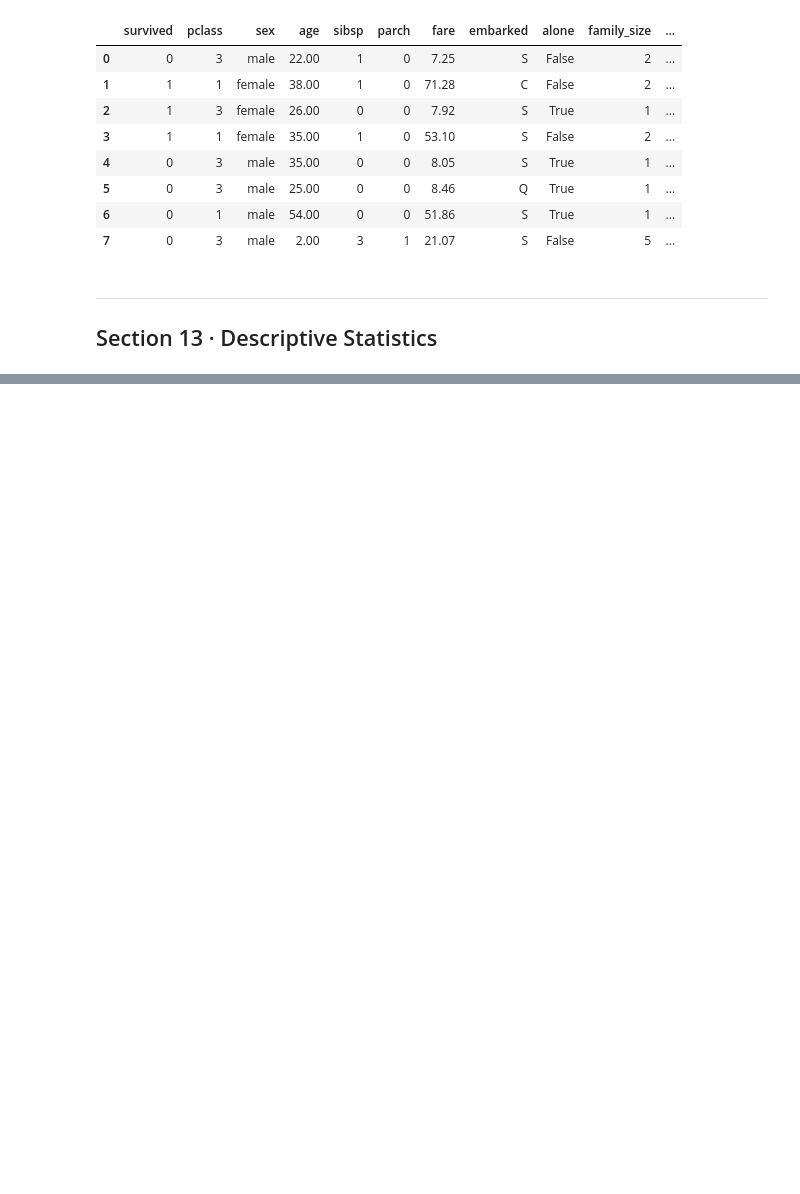
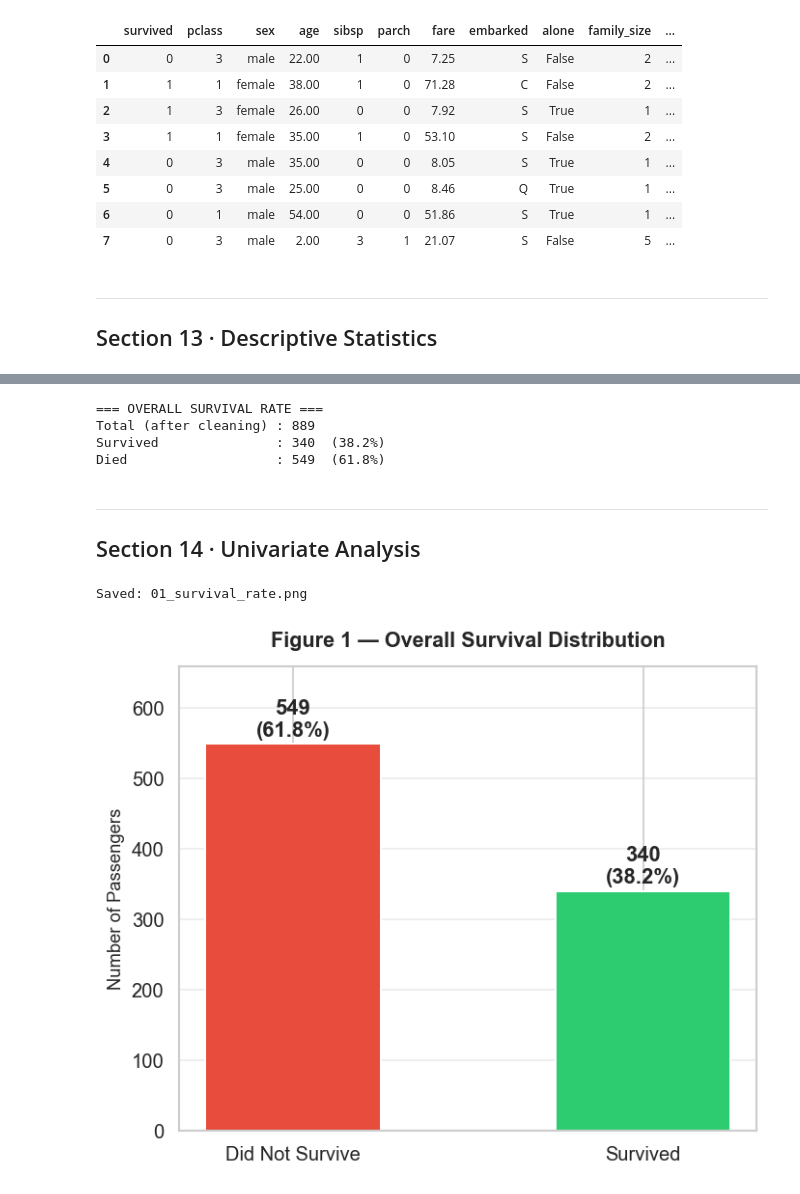
Before and after one commit to Nadhashree03/CodeAlpha_Task2_EDA, a Jupyter notebook: notebook/titanic_eda.ipynb, the cells around one changed output, grey strips where cells are left out. Cells and saved outputs as stored; diff of their text form; code cells hidden in the pictures; blank space fills up the shorter version.

Commit message:
Final audit and completion of CodeAlpha Task 2 EDA

```diff
--- a/notebook/titanic_eda.ipynb
+++ b/notebook/titanic_eda.ipynb
@@ -812,17 +601,0 @@ Saved: 02_passenger_class.png
-# %%
-# ---- Figure 3: Gender Distribution ----
-fig, ax = plt.subplots(figsize=(6, 5))
-sex_counts = df_clean['sex'].value_counts()
-ax.bar(sex_counts.index.str.capitalize(), sex_counts.values,
-       color=['#3498db', '#e91e8c'], edgecolor='white', linewidth=1.2, width=0.4)
-for i, (idx, val) in enumerate(sex_counts.items()):
-    ax.text(i, val + 3, f'{val}\n({val/len(df_clean)*100:.1f}%)',
-            ha='center', va='bottom', fontweight='bold')
-ax.set_title('Figure 3 — Gender Distribution', fontweight='bold', pad=12)
-ax.set_ylabel('Number of Passengers')
-ax.set_ylim(0, sex_counts.max() * 1.2)
-ax.grid(axis='y', alpha=0.4)
-plt.tight_layout()
-plt.savefig(os.path.join(VIZ_DIR, '03_gender_distribution.png'))
-plt.show()
-print('Saved: 03_gender_distribution.png')
@@ -1619,0 +643,40 @@ This analysis demonstrates how structured EDA, combining data cleaning, visualiz
+# %%
+survived_n = int(df_clean['survived'].sum())
+total_n = len(df_clean)
+died_n = total_n - survived_n
+surv_rate = survived_n / total_n * 100
+print('=== OVERALL SURVIVAL RATE ===')
+print(f'Total (after cleaning) : {total_n}')
+print(f'Survived               : {survived_n}  ({surv_rate:.1f}%)')
+print(f'Died                   : {died_n}  ({100 - surv_rate:.1f}%)')
+# %% [output]
+=== OVERALL SURVIVAL RATE ===
+Total (after cleaning) : 889
+Survived               : 340  (38.2%)
+Died                   : 549  (61.8%)
+# %% [markdown]
+---
+
+## Section 14 · Univariate Analysis
+# %%
+# Figure 1: Overall Survival
+fig, ax = plt.subplots(figsize=(6, 5))
+counts = df_clean['survived'].value_counts().sort_index()
+bars = ax.bar(['Did Not Survive', 'Survived'], counts.values,
+               color=['#e74c3c', '#2ecc71'], edgecolor='white', linewidth=1.2, width=0.5)
+for bar, val in zip(bars, counts.values):
+    pct = val / len(df_clean) * 100
+    ax.text(bar.get_x() + bar.get_width()/2, bar.get_height() + 5,
+            str(val) + '\n(' + f'{pct:.1f}' + '%)',
+            ha='center', va='bottom', fontweight='bold')
+ax.set_title('Figure 1 — Overall Survival Distribution', fontweight='bold', pad=12)
+ax.set_ylabel('Number of Passengers')
+ax.set_ylim(0, max(counts.values) * 1.2)
+ax.grid(axis='y', alpha=0.4)
+plt.tight_layout()
+plt.savefig(os.path.join(VIZ_DIR, '01_survival_rate.png'))
+plt.show()
+print('Saved: 01_survival_rate.png')
+# %% [output]
+Saved: 01_survival_rate.png
+[figure, added]
```
Also changed, not shown: parts of 87 cells of this notebook, 4 other files.
